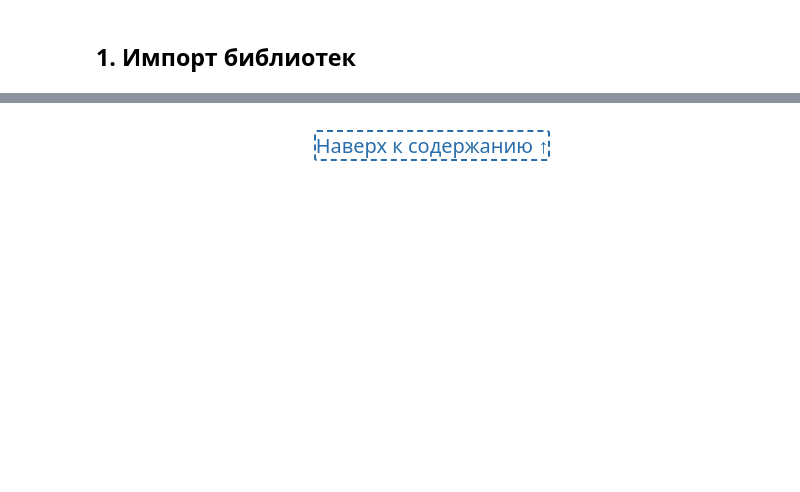
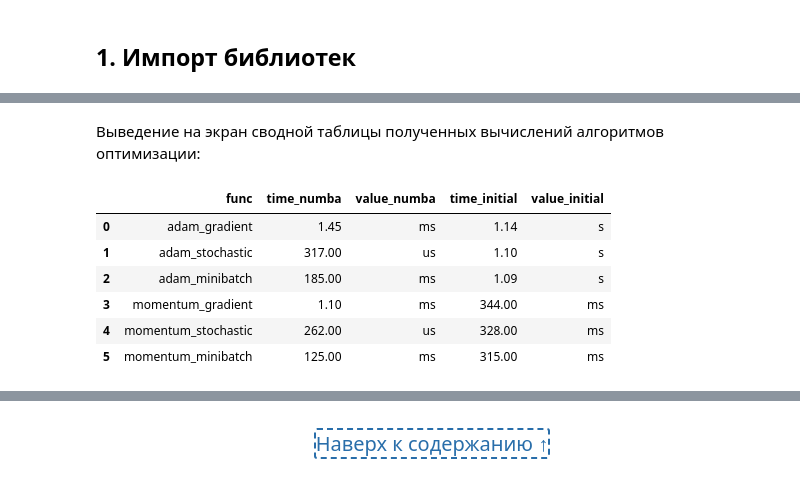
Before and after one commit to tidalinn/mai_term01_artificial_intelligence_course, a Jupyter notebook: 03_laboratory_work.ipynb, the cells around one changed output, grey strips where cells are left out. Drawn from its saved outputs; the diff is of its cells as text; code cells hidden in the pictures; blank space fills up the shorter version.

```diff
--- a/03_laboratory_work.ipynb
+++ b/03_laboratory_work.ipynb
@@ -27,0 +819,12 @@ import numba
+# %% [markdown]
+Выведение на экран сводной таблицы полученных вычислений алгоритмов оптимизации:
+# %%
+data_joined(data_framed(time_comparison_pokemon))[7:].reset_index(drop=True)
+# %% [output]
+|  | func | time_numba | value_numba | time_initial | value_initial |
+| 0 | adam_gradient | 1.45 | ms | 1.14 | s |
+| 1 | adam_stochastic | 317.00 | us | 1.10 | s |
+| 2 | adam_minibatch | 185.00 | ms | 1.09 | s |
+| 3 | momentum_gradient | 1.10 | ms | 344.00 | ms |
+| 4 | momentum_stochastic | 262.00 | us | 328.00 | ms |
+| 5 | momentum_minibatch | 125.00 | ms | 315.00 | ms |
```
Also changed, not shown: parts of 211 cells of this notebook, 2 other files.
